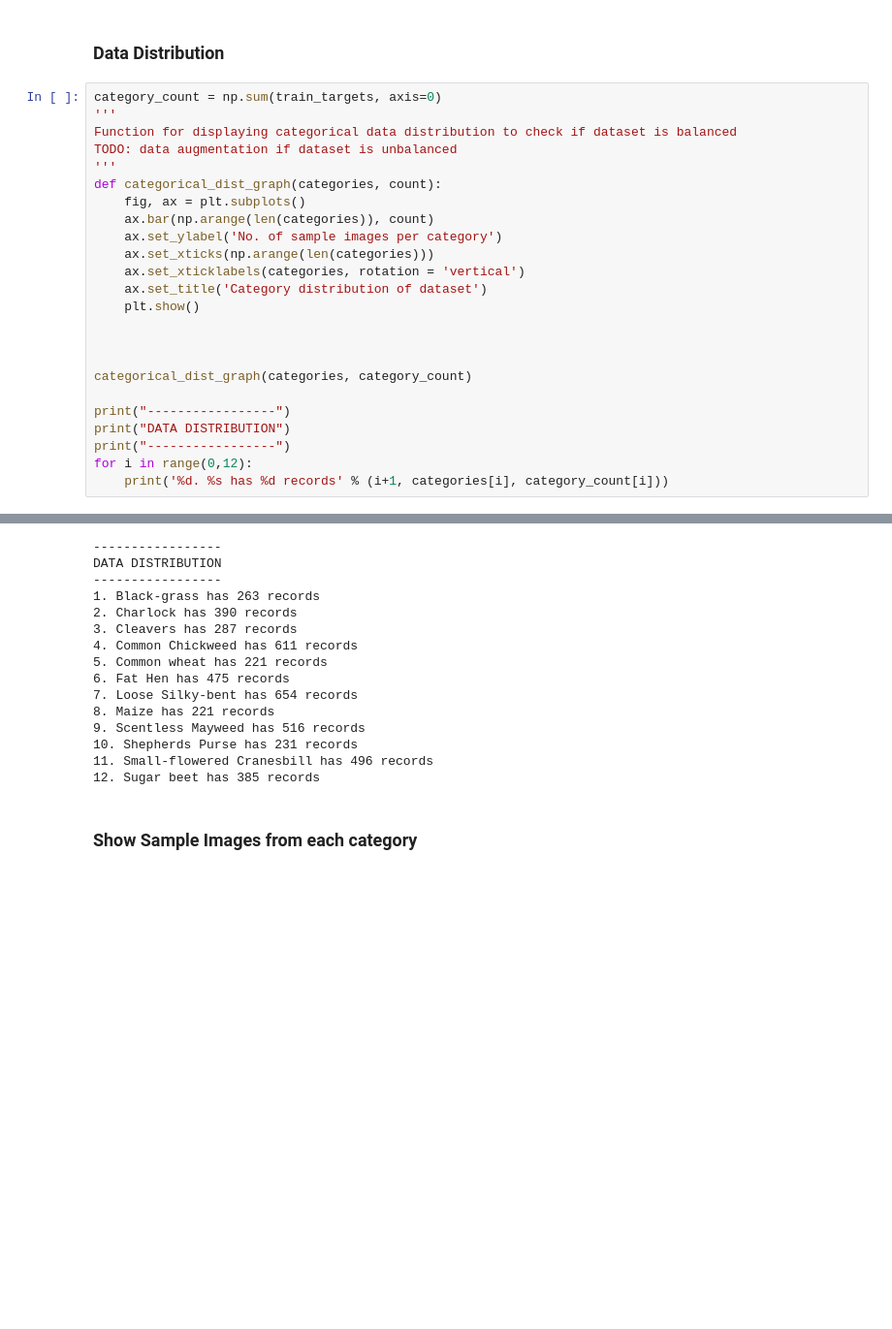
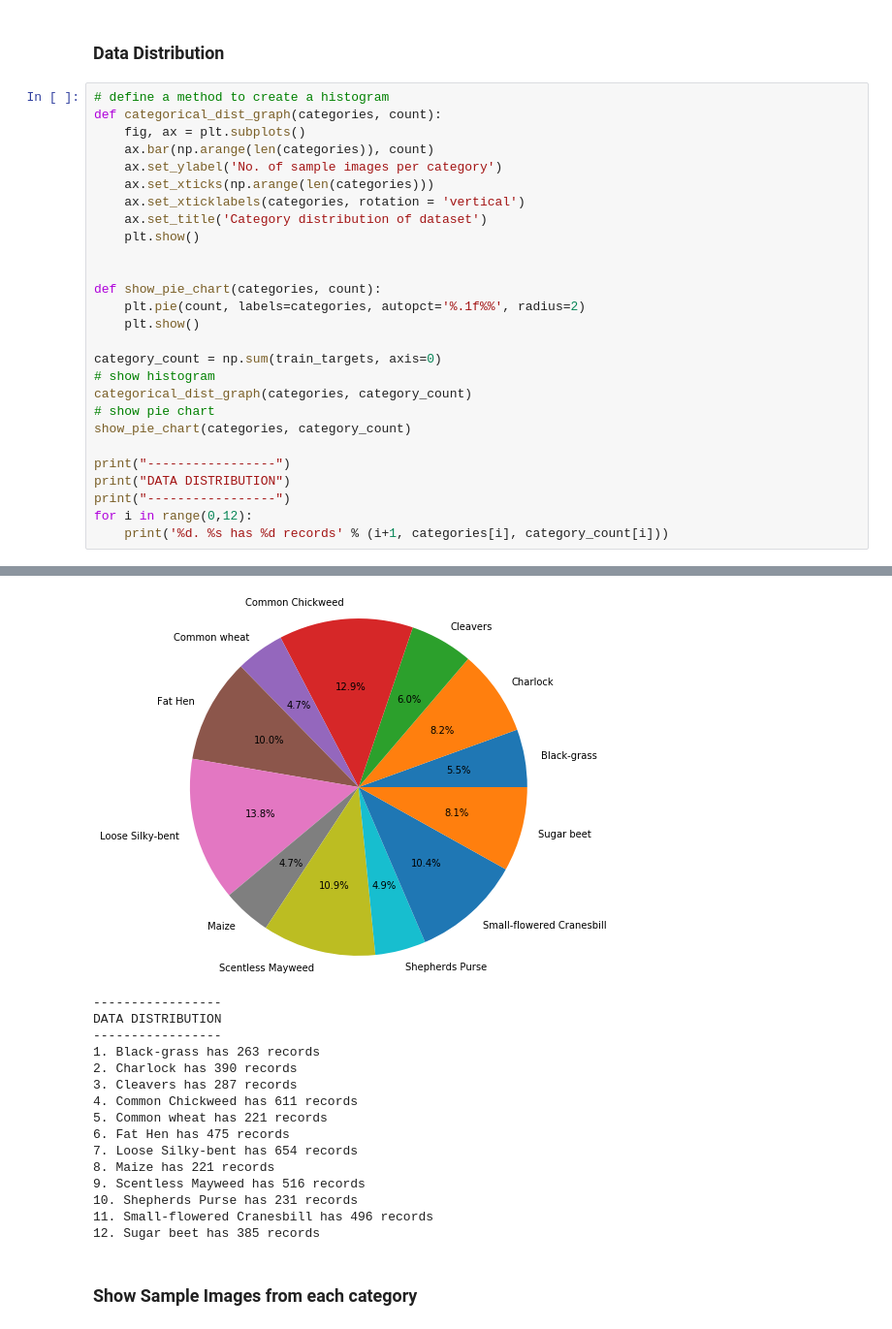
Before and after one commit to siddharth27/MLND_Capstone, a Jupyter notebook: Capstone_Project.ipynb, the cells around one changed output, grey strips where cells are left out. Shown at 97% size. Cells and saved outputs as stored; diff of their text form; blank space fills up the shorter version.

```diff
--- a/Capstone_Project.ipynb
+++ b/Capstone_Project.ipynb
@@ -85,31 +75,35 @@ There are 794 test plant seedling images.
 # %% [markdown]
 ### Data Distribution
 # %%
-category_count = np.sum(train_targets, axis=0)
-'''
-Function for displaying categorical data distribution to check if dataset is balanced
-TODO: data augmentation if dataset is unbalanced
-'''
+# define a method to create a histogram
 def categorical_dist_graph(categories, count):
     fig, ax = plt.subplots()
     ax.bar(np.arange(len(categories)), count)
     ax.set_ylabel('No. of sample images per category')
     ax.set_xticks(np.arange(len(categories)))
     ax.set_xticklabels(categories, rotation = 'vertical')
     ax.set_title('Category distribution of dataset')
     plt.show()
 
 
+def show_pie_chart(categories, count):
+    plt.pie(count, labels=categories, autopct='%.1f%%', radius=2)
+    plt.show()
 
+category_count = np.sum(train_targets, axis=0)
+# show histogram
 categorical_dist_graph(categories, category_count)
+# show pie chart
+show_pie_chart(categories, category_count)
 
 print("-----------------")
 print("DATA DISTRIBUTION")
 print("-----------------")
 for i in range(0,12):
     print('%d. %s has %d records' % (i+1, categories[i], category_count[i]))
 # %% [output]
 [figure]
+[figure, added]
 -----------------
 DATA DISTRIBUTION
 -----------------
```
Also changed, not shown: parts of 9 cells of this notebook.
